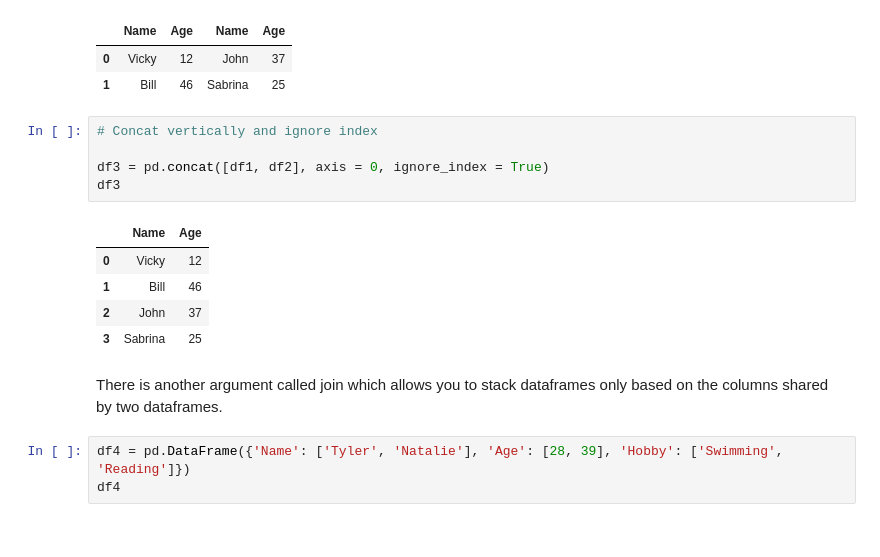
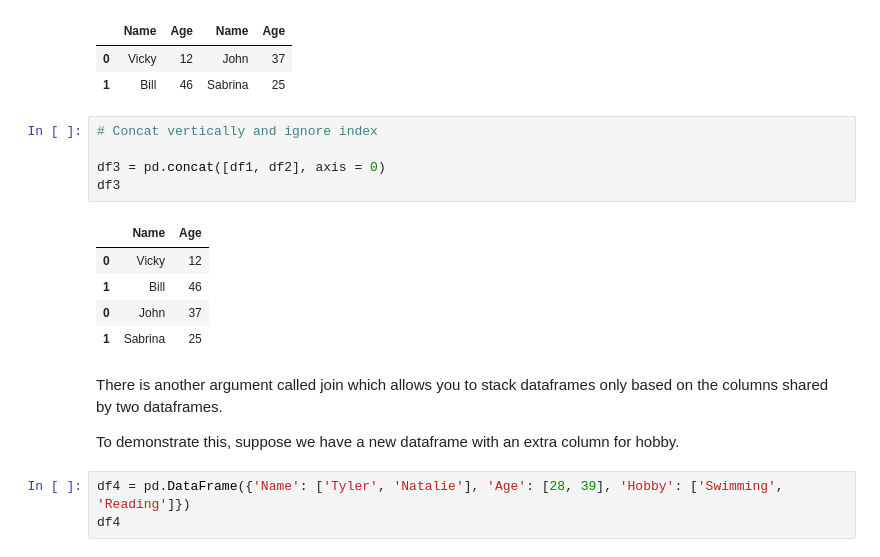
Before and after one commit to chongjason914/pandas-tutorial, a Jupyter notebook: pandas tutorial 06.ipynb, the cells around one changed output. Cells and saved outputs as stored; diff of their text form.

```diff
--- a/pandas tutorial 06.ipynb
+++ b/pandas tutorial 06.ipynb
@@ -49,16 +49,18 @@ pd.concat([df1, df2], axis = 1)
 # %%
 # Concat vertically and ignore index
 
-df3 = pd.concat([df1, df2], axis = 0, ignore_index = True)
+df3 = pd.concat([df1, df2], axis = 0)
 df3
 # %% [output]
 |  | Name | Age |
 | 0 | Vicky | 12 |
 | 1 | Bill | 46 |
-| 2 | John | 37 |
-| 3 | Sabrina | 25 |
+| 0 | John | 37 |
+| 1 | Sabrina | 25 |
 # %% [markdown]
 There is another argument called join which allows you to stack dataframes only based on the columns shared by two dataframes.
+
+To demonstrate this, suppose we have a new dataframe with an extra column for hobby.
 # %%
 df4 = pd.DataFrame({'Name': ['Tyler', 'Natalie'], 'Age': [28, 39], 'Hobby': ['Swimming', 'Reading']})
 df4
```
Also changed, not shown: parts of 5 cells of this notebook.
